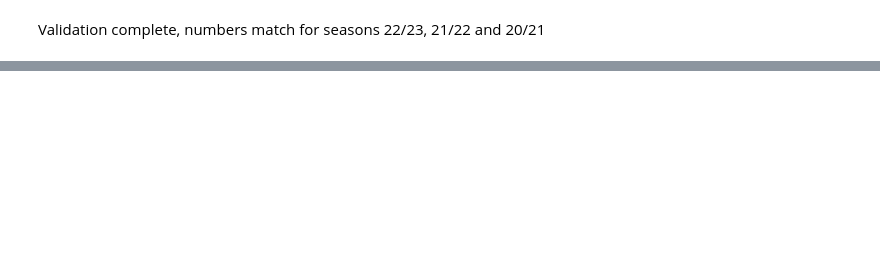
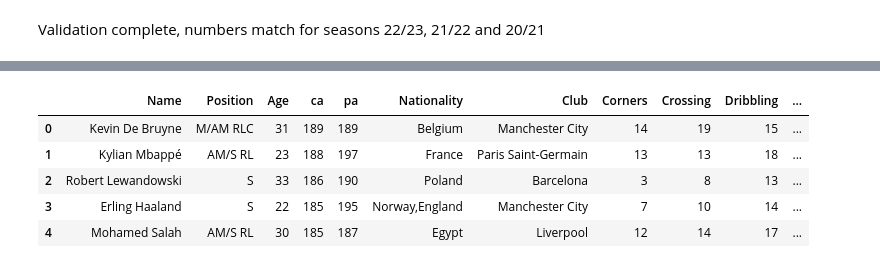
Before and after one commit to Willyiam723/fpl, a Jupyter notebook: main.ipynb, the cells around one changed output, grey strips where cells are left out. Saved outputs shown, nothing was run; the diff lists cells and outputs as text; code cells hidden in the pictures; blank space fills up the shorter version.

```diff
--- a/main.ipynb
+++ b/main.ipynb
@@ -242,0 +252,17 @@ Feature engineer player attribute predictors from FIFA and Football Manager
+# %%
+file_fm = 'FM/FM 2023.csv'
+
+encoding = getEncoding(file_fm)
+
+df_fm = pd.read_csv(file_fm, encoding = encoding)
+
+df_fm = df_fm.drop_duplicates()
+
+df_fm.head()
+# %% [output]
+|  | Name | Position | Age | ca | pa | Nationality | Club | Corners | Crossing | Dribbling | ... |
+| 0 | Kevin De Bruyne | M/AM RLC | 31 | 189 | 189 | Belgium | Manchester City | 14 | 19 | 15 | ... |
+| 1 | Kylian Mbappé | AM/S RL | 23 | 188 | 197 | France | Paris Saint-Germain | 13 | 13 | 18 | ... |
+| 2 | Robert Lewandowski | S | 33 | 186 | 190 | Poland | Barcelona | 3 | 8 | 13 | ... |
+| 3 | Erling Haaland | S | 22 | 185 | 195 | Norway,England | Manchester City | 7 | 10 | 14 | ... |
+| 4 | Mohamed Salah | AM/S RL | 30 | 185 | 187 | Egypt | Liverpool | 12 | 14 | 17 | ... |
```
Also changed, not shown: parts of 15 cells of this notebook.
